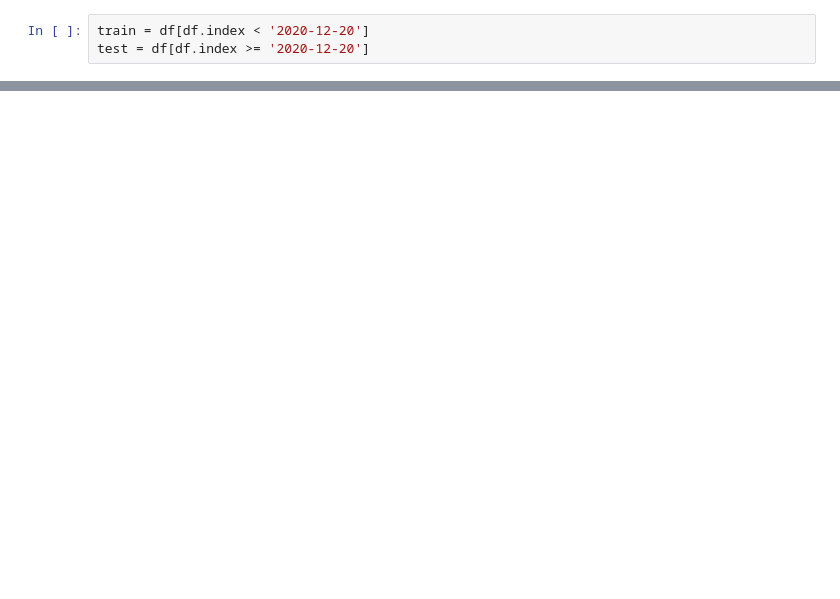
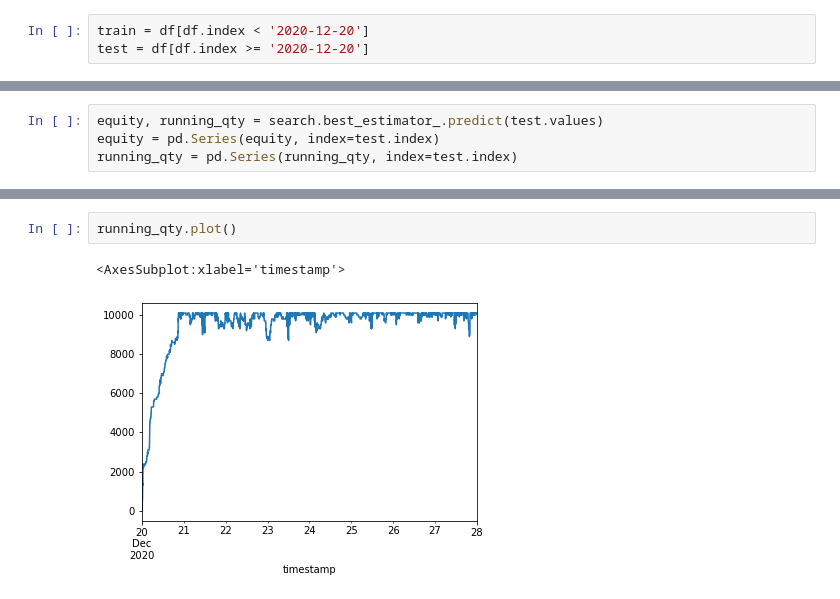
Before and after one commit to nkaz001/algotrading-example, a Jupyter notebook: bitmex-market-making-backtest.ipynb, the cells around one changed output, grey strips where cells are left out. Saved outputs shown, nothing was run; the diff lists cells and outputs as text; blank space fills up the shorter version.

```diff
--- a/bitmex-market-making-backtest.ipynb
+++ b/bitmex-market-making-backtest.ipynb
@@ -188,0 +251,4 @@ train["close"].plot()
+# %%
+equity, running_qty = search.best_estimator_.predict(test.values)
+equity = pd.Series(equity, index=test.index)
+running_qty = pd.Series(running_qty, index=test.index)
@@ -190,0 +265,5 @@ test["close"].plot()
+# %%
+running_qty.plot()
+# %% [output]
+<AxesSubplot:xlabel='timestamp'>
+[figure, added]
```
Also changed, not shown: parts of 14 cells of this notebook.
